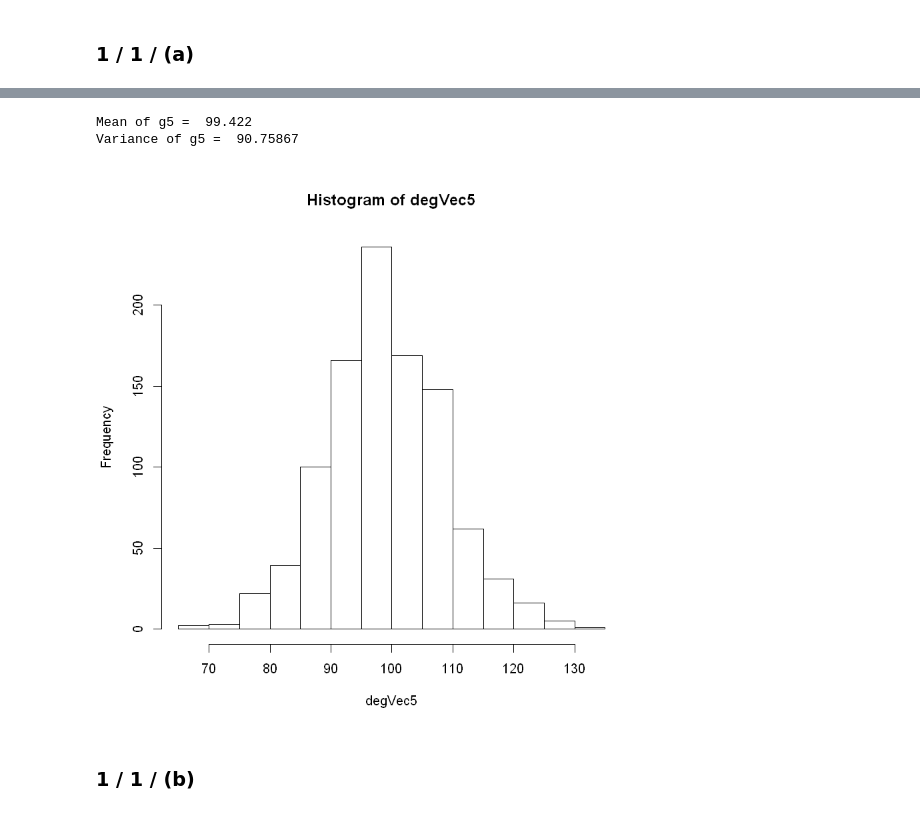
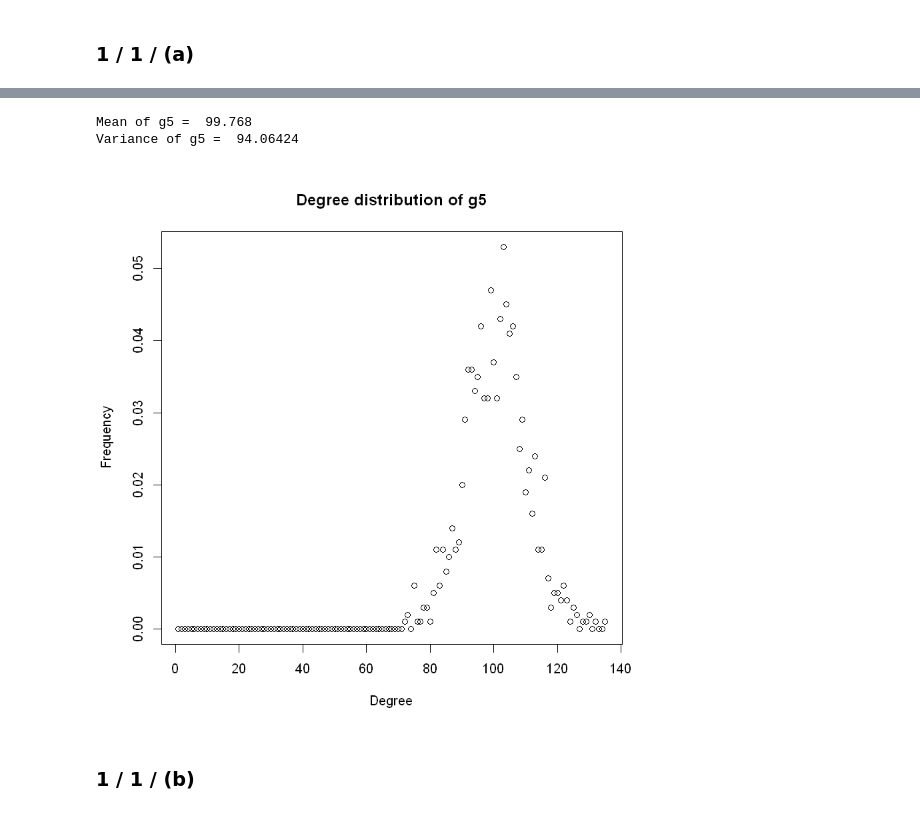
Before and after one commit to YufeiHu/EE232E-Large-Scale-Social-Network, a Jupyter notebook: project1/part1/part1.ipynb, the cells around one changed output, grey strips where cells are left out. Cells and saved outputs as stored; diff of their text form; code cells hidden in the pictures.

```diff
--- a/project1/part1/part1.ipynb
+++ b/project1/part1/part1.ipynb
@@ -45,13 +45,13 @@ Variance of g4 =  45.75196
 # %%
 g5 <- erdos.renyi.game(1000, 0.1, directed=F)
 degVec5 <- degree(g5)
 cat("Mean of g5 = ", mean(degVec5), "\n")
 cat("Variance of g5 = ", var(degVec5), "\n")
-hist(degVec5)
+plot(degree.distribution(g5), main="Degree distribution of g5", xlab="Degree", ylab="Frequency")
 # %% [output]
-Mean of g5 =  99.422
-Variance of g5 =  90.75867
+Mean of g5 =  99.768
+Variance of g5 =  94.06424
-[figure, old version]
+[figure, new version]
 # %% [markdown]
 ### 1 / 1 / (b)
 # %%
```
Also changed, not shown: parts of 25 cells of this notebook.
